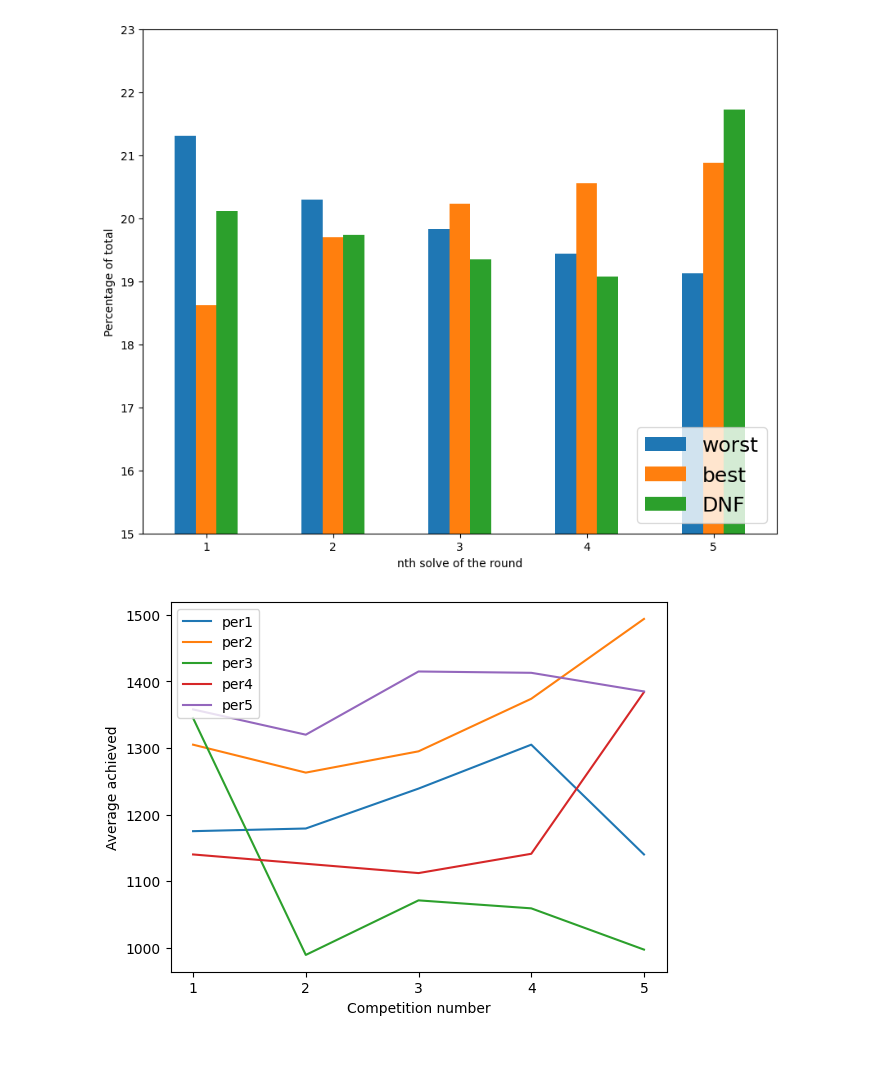
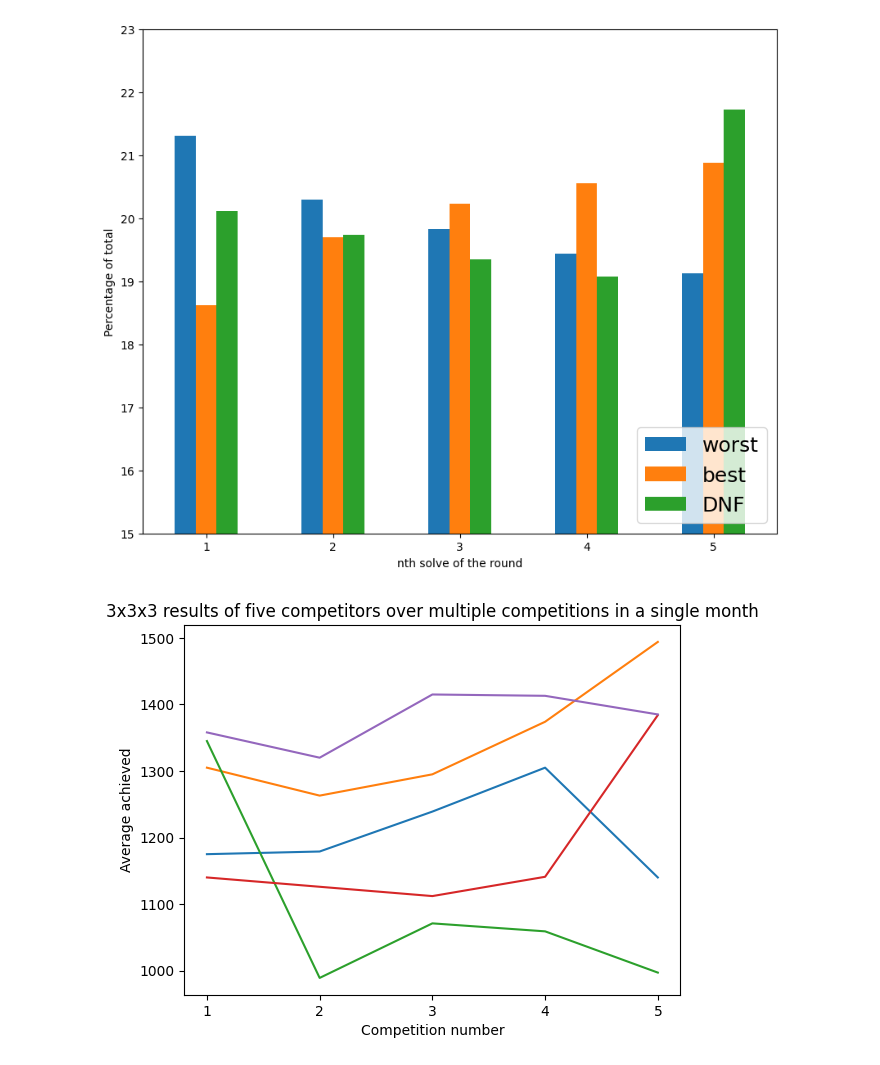
Before and after one commit to oskarkuuse/IDSproject, a Jupyter notebook: notebooks/performance.ipynb, the cells around one changed output. Saved outputs shown, nothing was run; the diff lists cells and outputs as text; code cells hidden in the pictures.

```diff
--- a/notebooks/performance.ipynb
+++ b/notebooks/performance.ipynb
@@ -255,7 +255,7 @@ fig = ax.get_figure()
 # %%
 # Does frequent competition participation affect 3x3x3 averages (5 people that all participated at 5 different competitions in a single month)
 
 freqPart = pd.read_csv('../datasets/frequentCompParticipation.csv')
-fig = freqPart.plot(xlabel='Competition number', ylabel='Average achieved').set_xticks(ticks=freqPart.index, labels=[x for x in range(1, 6)])
+fig = freqPart.plot(xlabel='Competition number', ylabel='Average achieved', legend=False, title='3x3x3 results of five competitors over multiple competitions in a single month').set_xticks(ticks=freqPart.index, labels=[x for x in range(1, 6)])
 # %% [output]
-[figure, old version]
+[figure, new version]
```
Also changed, not shown: parts of 4 cells of this notebook, 7 other files.
